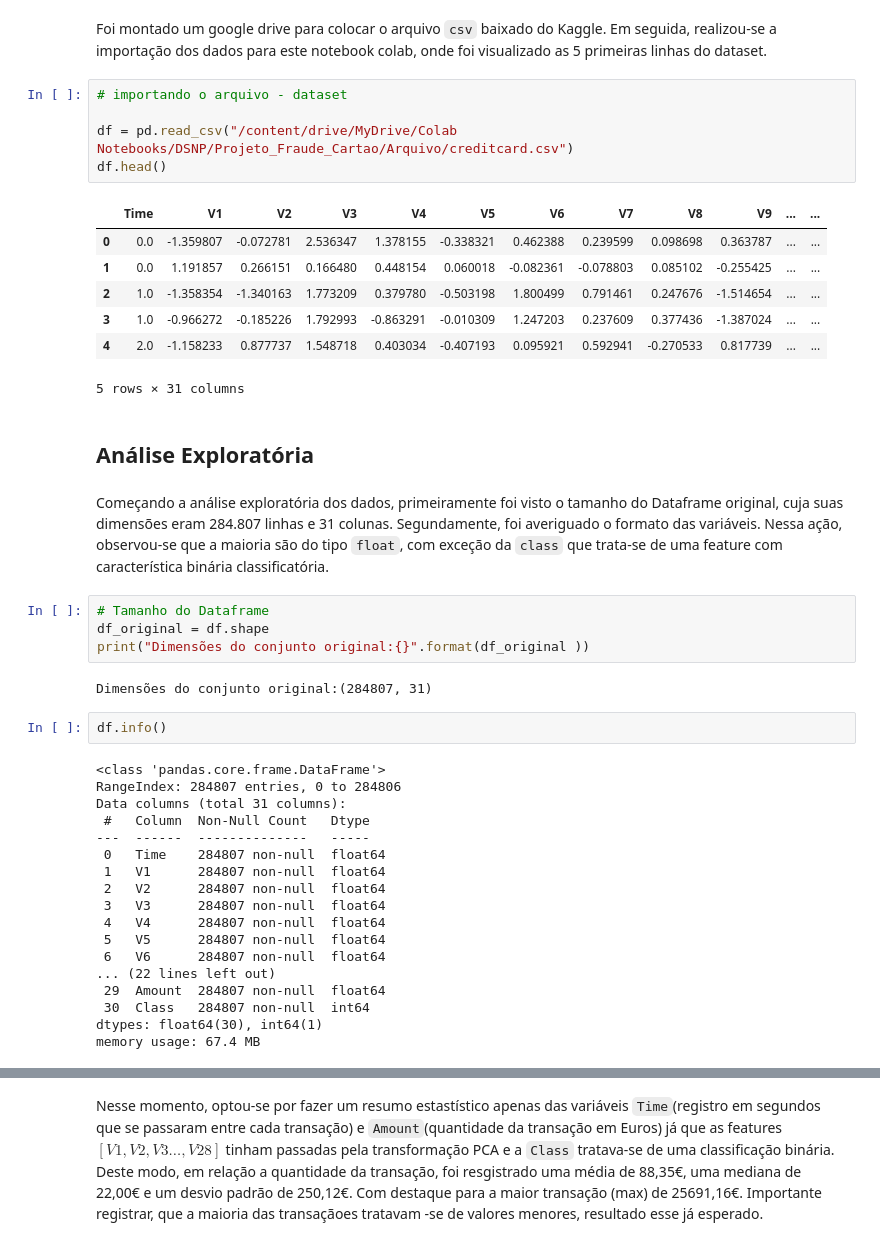
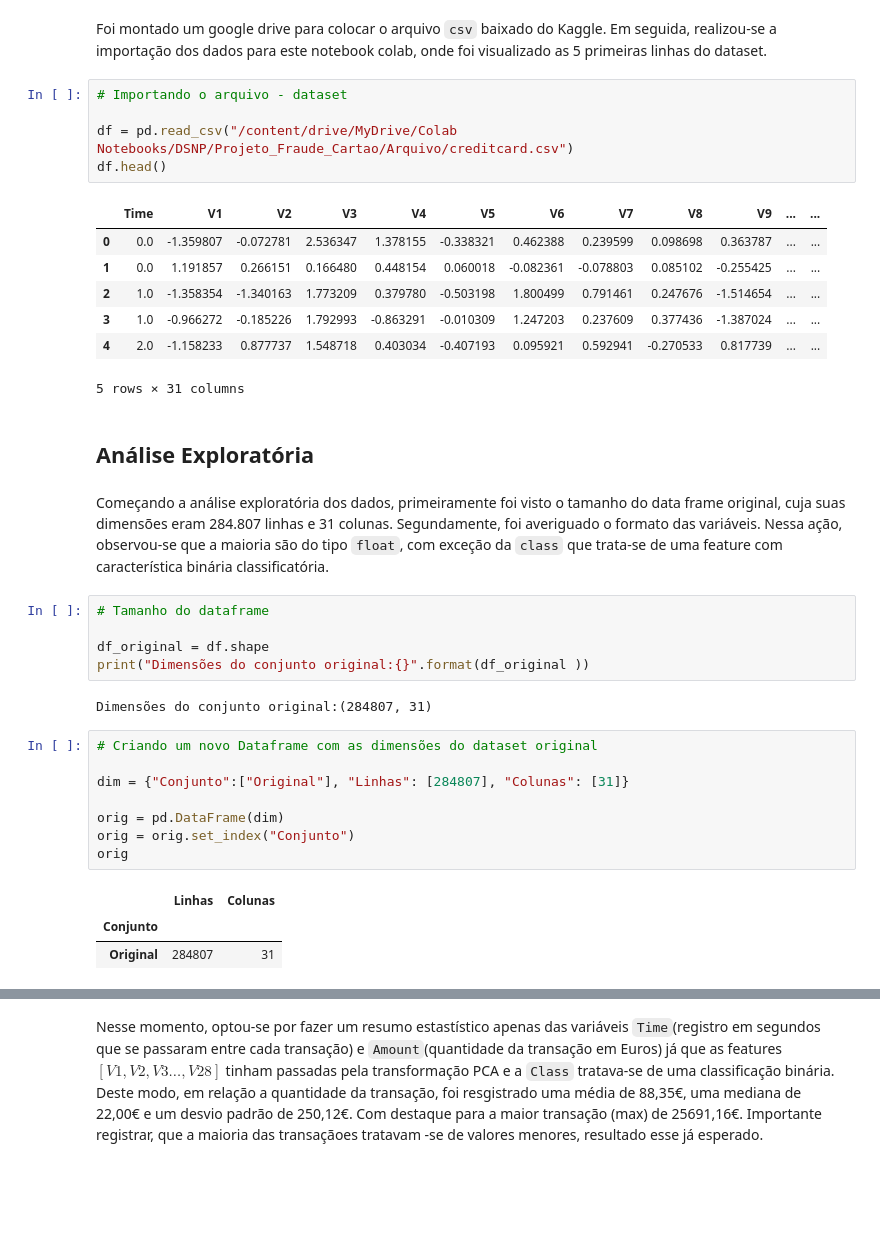
Before and after one commit to IsaacFMendes/Machine_Learning-Fraude_Cartao_de_Credito, a Jupyter notebook: Projeto_Fraude_Cartao_de_Credito.ipynb, the cells around one changed output, grey strips where cells are left out. Drawn from its saved outputs; the diff is of its cells as text; blank space fills up the shorter version.

```diff
--- a/Projeto_Fraude_Cartao_de_Credito.ipynb
+++ b/Projeto_Fraude_Cartao_de_Credito.ipynb
@@ -81,7 +98,7 @@ Requirement already satisfied: six>=1.5 in /usr/local/lib/python3.10/dist-packag
 # %% [markdown]
  Foi montado um google drive para colocar o arquivo ``csv`` baixado do Kaggle. Em seguida, realizou-se a importação dos dados para este notebook colab, onde foi visualizado as 5 primeiras linhas do dataset.
 # %%
-# importando o arquivo - dataset
+# Importando o arquivo - dataset
 
 df = pd.read_csv("/content/drive/MyDrive/Colab Notebooks/DSNP/Projeto_Fraude_Cartao/Arquivo/creditcard.csv")
 df.head()
@@ -96,31 +113,24 @@ df.head()
 # %% [markdown]
 ## Análise Exploratória
 # %% [markdown]
-Começando a análise exploratória dos dados, primeiramente foi visto o tamanho do Dataframe original, cuja suas dimensões eram
+Começando a análise exploratória dos dados, primeiramente foi visto o tamanho do data frame original, cuja suas dimensões eram
 284.807 linhas e 31 colunas. Segundamente, foi averiguado o formato das variáveis. Nessa ação, observou-se que a maioria são do tipo ``float``, com exceção da ``class`` que trata-se de uma feature com característica binária classificatória.
 # %%
-# Tamanho do Dataframe
+# Tamanho do dataframe
+
 df_original = df.shape
 print("Dimensões do conjunto original:{}".format(df_original ))
 # %% [output]
 Dimensões do conjunto original:(284807, 31)
-# %%
-df.info()
-# %% [output]
-<class 'pandas.core.frame.DataFrame'>
-RangeIndex: 284807 entries, 0 to 284806
-Data columns (total 31 columns):
- #   Column  Non-Null Count   Dtype
----  ------  --------------   -----
- 0   Time    284807 non-null  float64
- 1   V1      284807 non-null  float64
- 2   V2      284807 non-null  float64
- 3   V3      284807 non-null  float64
- 4   V4      284807 non-null  float64
- 5   V5      284807 non-null  float64
- 6   V6      284807 non-null  float64
-... (22 lines left out)
- 29  Amount  284807 non-null  float64
- 30  Class   284807 non-null  int64
-dtypes: float64(30), int64(1)
-memory usage: 67.4 MB
+# %%
+# Criando um novo Dataframe com as dimensões do dataset original
+
+dim = {"Conjunto":["Original"], "Linhas": [284807], "Colunas": [31]}
+
+orig = pd.DataFrame(dim)
+orig = orig.set_index("Conjunto")
+orig
+# %% [output]
+|  | Linhas | Colunas |
+| Conjunto |  |  |
+| Original | 284807 | 31 |
```
Also changed, not shown: parts of 46 cells of this notebook.
